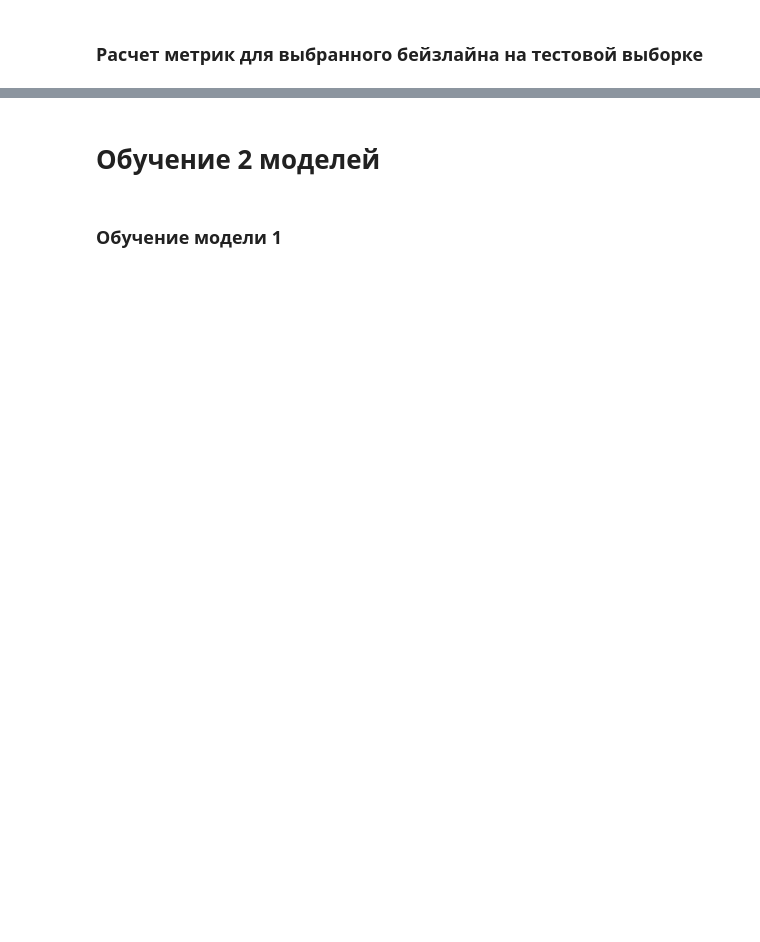
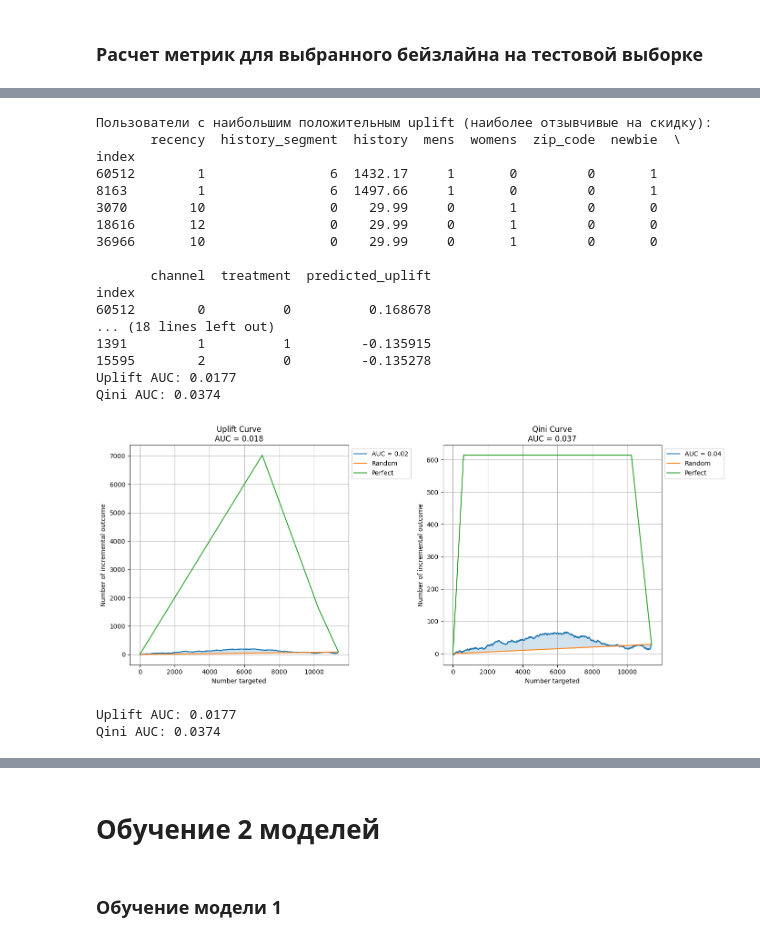
Before and after one commit to kruglikovAlex/mle-uplift-project-2025, a Jupyter notebook: final_project_template.ipynb, the cells around one changed output, grey strips where cells are left out. Saved outputs shown, nothing was run; the diff lists cells and outputs as text; code cells hidden in the pictures; blank space fills up the shorter version.

```diff
--- a/final_project_template.ipynb
+++ b/final_project_template.ipynb
@@ -511,0 +945,73 @@ treatment_test_mapped = treatment_test.map(treatment_mapping)
+# %%
+# чтобы оценить uplift-эффекта для каждого пользователя:
+# 1. Создаём копию тестовых данных
+X_test_treated = X_test.copy()
+X_test_control = X_test.copy()
+
+# 2. Устанавливаем значение признака treatment
+X_test_treated['treatment'] = 1  # С воздействием
+X_test_control['treatment'] = 0  # Без воздействия
+
+# 3. Предсказываем результаты для обоих случаев
+y_pred_treated = model_s.predict_proba(X_test_treated)[:,1]
+y_pred_control = model_s.predict_proba(X_test_control)[:,1]
+
+# 4. Вычисляем uplift как разницу между предсказаниями
+uplift = y_pred_treated - y_pred_control
+
+# Добавляем предсказанный uplift к тестовым данным для анализа
+X_test['predicted_uplift'] = uplift
+
+# Выводим примеры пользователей с наибольшим и наименьшим uplift
+print("Пользователи с наибольшим положительным uplift (наиболее отзывчивые на скидку):")
+print(X_test.sort_values(by='predicted_uplift', ascending=False).head(5))
+
+print("Пользователи с наименьшим uplift (скидка может быть неэффективна):")
+print(X_test.sort_values(by='predicted_uplift', ascending=True).head(5))
+
+# Считаем метрики
+uplift_auc_s_xg = uplift_auc_score(y_test, X_test['predicted_uplift'], X_test['treatment'])
+qini_auc_s_xg = qini_auc_score(y_test, X_test['predicted_uplift'], X_test['treatment'])
+
+print(f"Uplift AUC: {uplift_auc_s_xg:.4f}")
+print(f"Qini AUC: {qini_auc_s_xg:.4f}")
+
+# Создаём две подграфики
+fig, axs = plt.subplots(1, 2, figsize=(14, 6))
+
+# Uplift Curve
+plot_uplift_curve(y_test, X_test['predicted_uplift'], X_test['treatment'], ax=axs[0])
+axs[0].set_title(f'Uplift Curve\nAUC = {uplift_auc_s_xg:.3f}')
+axs[0].grid(True)
+
+# Qini Curve
+plot_qini_curve(y_test, X_test['predicted_uplift'], X_test['treatment'], ax=axs[1])
+axs[1].set_title(f'Qini Curve\nAUC = {qini_auc_s_xg:.3f}')
+axs[1].grid(True)
+
+plt.tight_layout()
+plt.show()
+
+print(f"Uplift AUC: {uplift_auc_s_xg:.4f}")
+print(f"Qini AUC: {qini_auc_s_xg:.4f}")
+# %% [output]
+Пользователи с наибольшим положительным uplift (наиболее отзывчивые на скидку):
+       recency  history_segment  history  mens  womens  zip_code  newbie  \
+index
+60512        1                6  1432.17     1       0         0       1
+8163         1                6  1497.66     1       0         0       1
+3070        10                0    29.99     0       1         0       0
+18616       12                0    29.99     0       1         0       0
+36966       10                0    29.99     0       1         0       0
+
+       channel  treatment  predicted_uplift
+index
+60512        0          0          0.168678
+... (18 lines left out)
+1391         1          1         -0.135915
+15595        2          0         -0.135278
+Uplift AUC: 0.0177
+Qini AUC: 0.0374
+[figure, added]
+Uplift AUC: 0.0177
+Qini AUC: 0.0374
```
Also changed, not shown: parts of 105 cells of this notebook, 19 other files.
